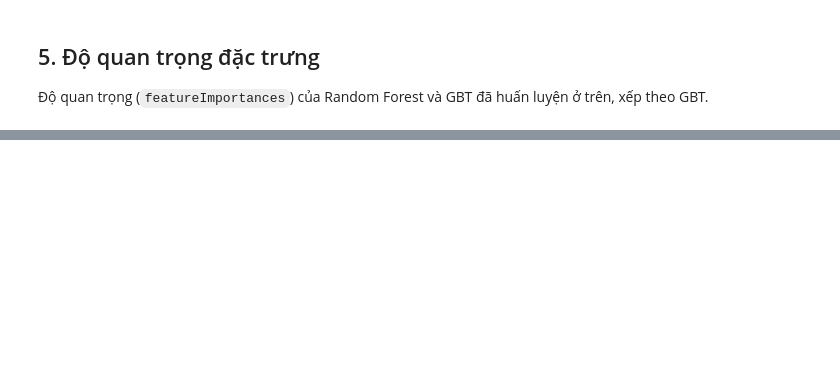
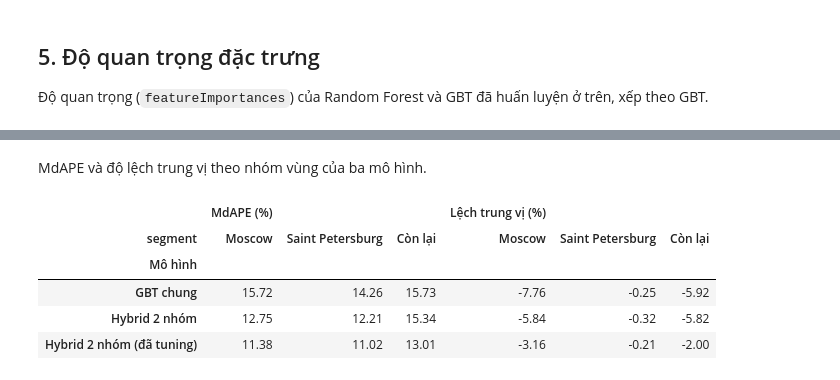
Before and after one commit to thiennguyen37-qn/Russian_Real_Estate, a Jupyter notebook: notebooks/04_modeling.ipynb, the cells around one changed output, grey strips where cells are left out. Saved outputs shown, nothing was run; the diff lists cells and outputs as text; code cells hidden in the pictures; blank space fills up the shorter version.

```diff
--- a/notebooks/04_modeling.ipynb
+++ b/notebooks/04_modeling.ipynb
@@ -367,0 +267,9 @@ group_metrics.style.format("{:.2f}").format("{:+.2f}", subset=["Lệch trung v
+# %%
+from pyspark.ml.evaluation import RegressionEvaluator
+
+GRID = {"maxDepth": [5, 8, 12], "stepSize": [0.05, 0.1, 0.2]}
+VAL_MONTHS = (37, 38)  # 03–04/2021; tháng 39 chỉ có ngày 01/05 nên không dùng
+tune = train_gbt.sample(fraction=0.5, seed=42)
+tune_train = tune.filter(F.col("months_since_start") < VAL_MONTHS[0]).cache()
+tune_val = tune.filter(F.col("months_since_start").between(*VAL_MONTHS)).cache()
+print(f"Tuning: học {tune_train.count():,} bản ghi | validation {tune_val.count():,} bản ghi")
@@ -367,0 +280,13 @@ group_metrics.style.format("{:.2f}").format("{:+.2f}", subset=["Lệch trung v
+# %%
+rmse = RegressionEvaluator(labelCol="label", predictionCol="prediction", metricName="rmse")
+grid_rows = []
+for g in GROUPS:
+    tr, va = tune_train.filter(F.col("group") == g), tune_val.filter(F.col("group") == g)
+    for depth in GRID["maxDepth"]:
+        for step in GRID["stepSize"]:
+            t0 = time.time()
+            score = rmse.evaluate(gbt_pipeline(depth, step).fit(tr).transform(va))
+            grid_rows.append({"Nhóm": g, "maxDepth": depth, "stepSize": step, "RMSE log(price)": score,
+                              "Thời gian (s)": time.time() - t0})
+            print(f"{g}: maxDepth={depth}, stepSize={step}, RMSE {score:.4f}, {time.time() - t0:.0f}s")
+grid_results = pd.DataFrame(grid_rows)
@@ -367,0 +314,5 @@ group_metrics.style.format("{:.2f}").format("{:+.2f}", subset=["Lệch trung v
+# %%
+best = grid_results.loc[grid_results.groupby("Nhóm")["RMSE log(price)"].idxmin()].set_index("Nhóm")
+best_params = {g: (int(best.loc[g, "maxDepth"]), float(best.loc[g, "stepSize"])) for g in GROUPS}
+print("Tham số tốt nhất:", best_params)
+grid_results.pivot_table(index=["Nhóm", "maxDepth"], columns="stepSize", values="RMSE log(price)", sort=False).style.format("{:.4f}")
@@ -367,0 +331,3 @@ group_metrics.style.format("{:.2f}").format("{:+.2f}", subset=["Lệch trung v
+# %%
+predictions["Hybrid 2 nhóm (đã tuning)"] = fit_hybrid(best_params)
+metrics_table(predictions)
@@ -367,0 +342,11 @@ group_metrics.style.format("{:.2f}").format("{:+.2f}", subset=["Lệch trung v
+# %% [markdown]
+MdAPE và độ lệch trung vị theo nhóm vùng của ba mô hình.
+# %%
+segment_table(predictions)
+# %% [output]
+|  | MdAPE (%) |  |  | Lệch trung vị (%) |  |  |
+| segment | Moscow | Saint Petersburg | Còn lại | Moscow | Saint Petersburg | Còn lại |
+| Mô hình |  |  |  |  |  |  |
+| GBT chung | 15.72 | 14.26 | 15.73 | -7.76 | -0.25 | -5.92 |
+| Hybrid 2 nhóm | 12.75 | 12.21 | 15.34 | -5.84 | -0.32 | -5.82 |
+| Hybrid 2 nhóm (đã tuning) | 11.38 | 11.02 | 13.01 | -3.16 | -0.21 | -2.00 |
```
Also changed, not shown: parts of 53 cells of this notebook.
